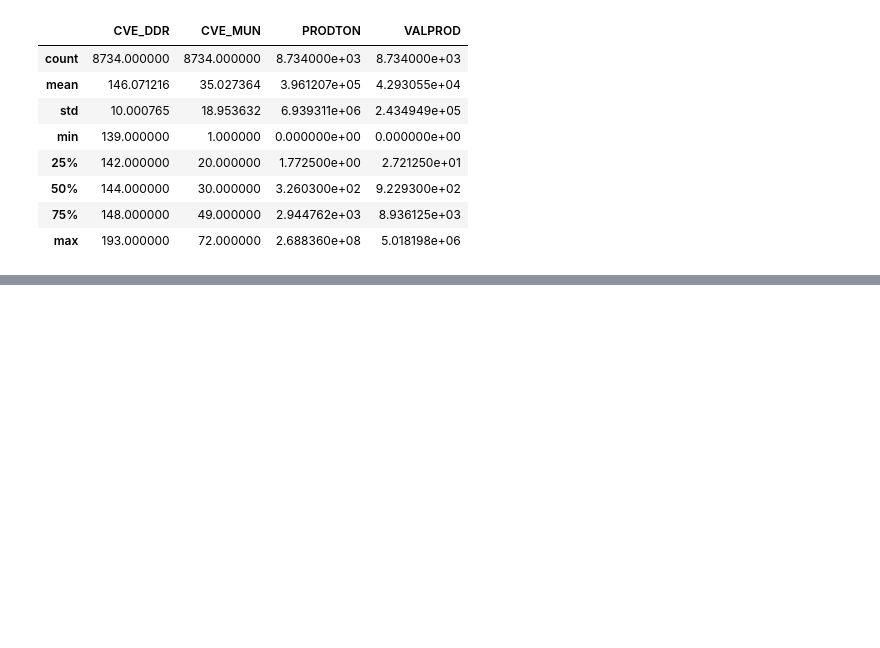
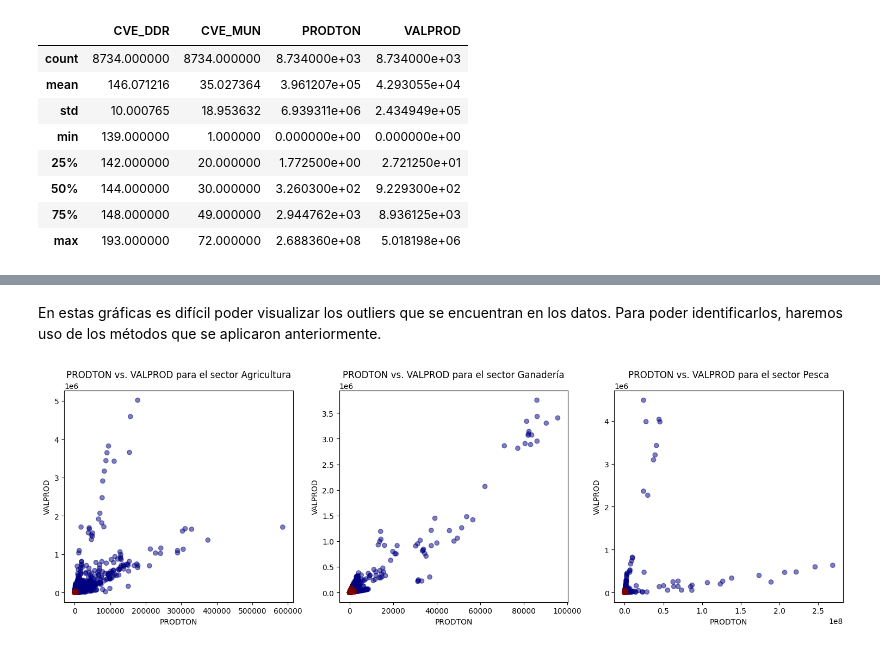
Before and after one commit to empleo-inducido/Trabajos_Generados, a Jupyter notebook: eda.ipynb, the cells around one changed output, grey strips where cells are left out. Saved outputs shown, nothing was run; the diff lists cells and outputs as text; code cells hidden in the pictures; blank space fills up the shorter version.

```diff
--- a/eda.ipynb
+++ b/eda.ipynb
@@ -228,0 +250,29 @@ df_agp.groupby('SECTOR')[['PRODTON','VALPROD']].describe()
+# %% [markdown]
+En estas gráficas es difícil poder visualizar los outliers que se encuentran en los datos. Para poder identificarlos, haremos uso de los métodos que se aplicaron anteriormente.
+# %%
+# Definir las dimensiones de la figura y los subplots
+fig, axs = plt.subplots(1, len(sectores), figsize=(15, 5))
+
+# Creamos un modelo de IsolationForest
+clf = IsolationForest(n_estimators=100)
+
+for i, sector in enumerate(sectores):
+    # Obtenemos los datos del sector
+    data_sector = df_agp[df_agp['SECTOR'] == sector][['PRODTON', 'VALPROD']].to_numpy()
+    # Entrenamos el modelo
+    clf.fit(data_sector)
+    # Obtenemos el estimado de la función de decisión
+    estimado_IF = clf.decision_function(data_sector)
+    # Graficamos los datos en el subplot correspondiente
+    axs[i].scatter(data_sector[:, 0], data_sector[:, 1], c=np.where(estimado_IF > 0, 1, 0), cmap='jet', alpha=0.5)
+    axs[i].set_title(f'PRODTON vs. VALPROD para el sector {sector}')
+    axs[i].set_xlabel('PRODTON')
+    axs[i].set_ylabel('VALPROD')
+
+# Ajustar el espacio entre los subplots para evitar superposiciones de etiquetas
+plt.tight_layout()
+
+# Mostrar
+plt.show()
+# %% [output]
+[figure, added]
```
Also changed, not shown: parts of 11 cells of this notebook.
